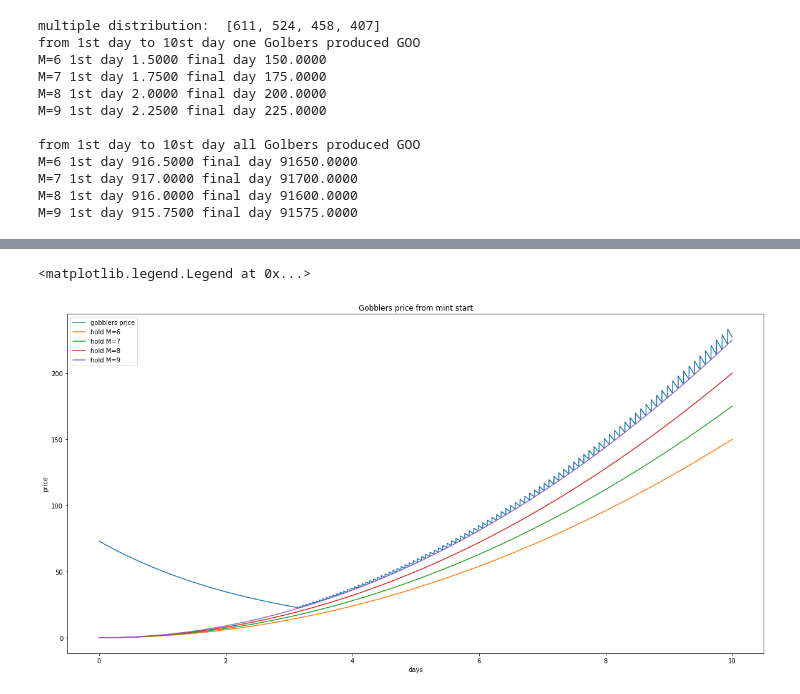
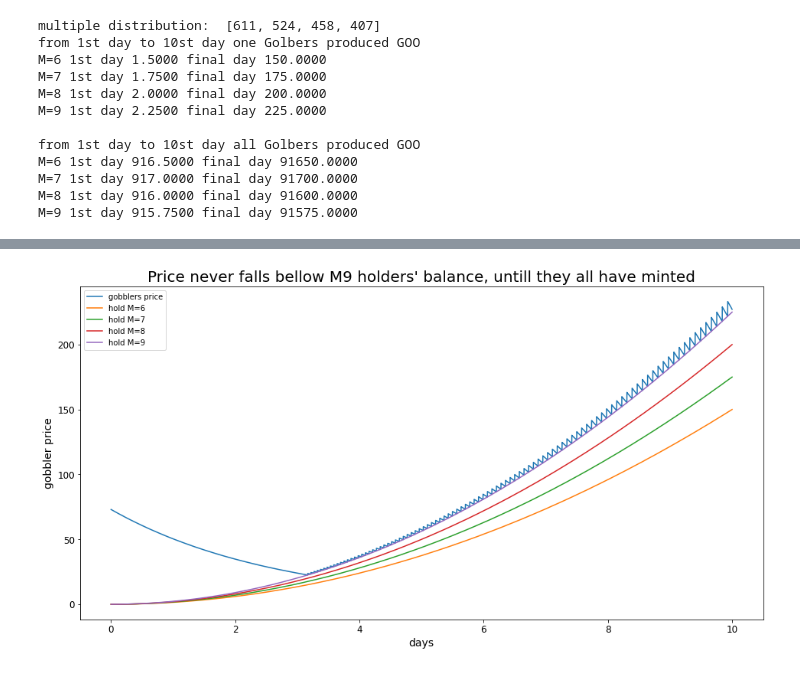
Before and after one commit to 0x-stan/voltron-gobblers, a Jupyter notebook: analysis/GobblersSimulation.ipynb, the cells around one changed output, grey strips where cells are left out. Drawn from its saved outputs; the diff is of its cells as text; code cells hidden in the pictures.

Commit message:
update figure img

```diff
--- a/analysis/GobblersSimulation.ipynb
+++ b/analysis/GobblersSimulation.ipynb
@@ -175,26 +175,29 @@ gobblers num_sold 96
 # %%
 import matplotlib.pyplot as plt
 from matplotlib.lines import Line2D
 
-fig = plt.figure(figsize=(20, 10))
+fig = plt.figure(figsize=(16, 8))
 ax = fig.add_subplot(1, 1, 1)
-ax.set_title('Gobblers price from mint start')
-ax.set_xlabel('days')
-ax.set_ylabel('price')
+ax.set_title('Price never falls bellow M9 holders\' balance, untill they all have minted', {'fontsize': 20})
+ax.set_xlabel('days', {'fontsize': 14})
+ax.set_ylabel('gobbler price', {'fontsize': 14})
+ax.tick_params(axis='both', which='major', labelsize=12)
+ax.tick_params(axis='both', which='minor', labelsize=12)
 ax.plot(x_labels_gobblers, y_data_gobblers)
 ax.plot(x_labels_gobblers, ydata_m6)
 ax.plot(x_labels_gobblers, ydata_m7)
 ax.plot(x_labels_gobblers, ydata_m8)
 ax.plot(x_labels_gobblers, ydata_m9)
 custom_lines = [
     Line2D(x_labels_gobblers, y_data_gobblers, color='tab:blue'),
     Line2D(x_labels_gobblers, ydata_m6, color='tab:orange'),
     Line2D(x_labels_gobblers, ydata_m7, color='tab:green'),
     Line2D(x_labels_gobblers, ydata_m8, color='tab:red'),
     Line2D(x_labels_gobblers, ydata_m9, color='tab:purple'),
 ]
 ax.legend(custom_lines, ['gobblers price', 'hold M=6',
           'hold M=7', 'hold M=8', 'hold M=9'])
+
+fig.savefig('gobblers-price.png', transparent=True)
 # %% [output]
-<matplotlib.legend.Legend at 0x...>
-[figure, old version]
+[figure, new version]
```
Also changed, not shown: 1 other file.
